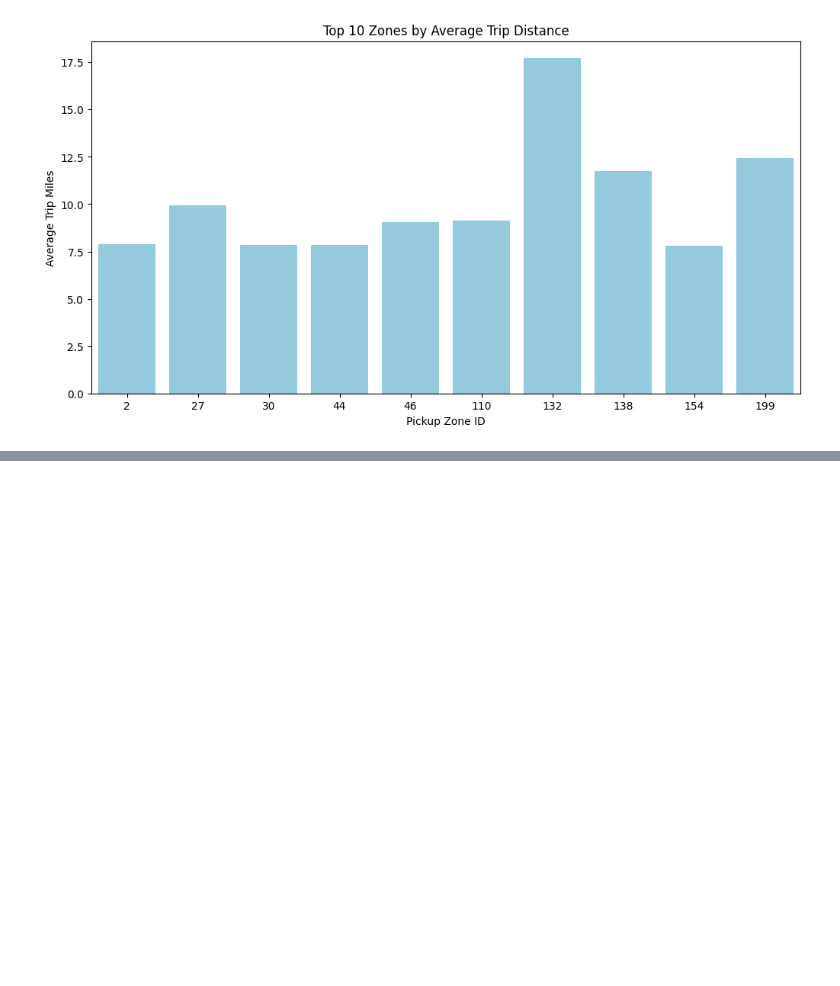
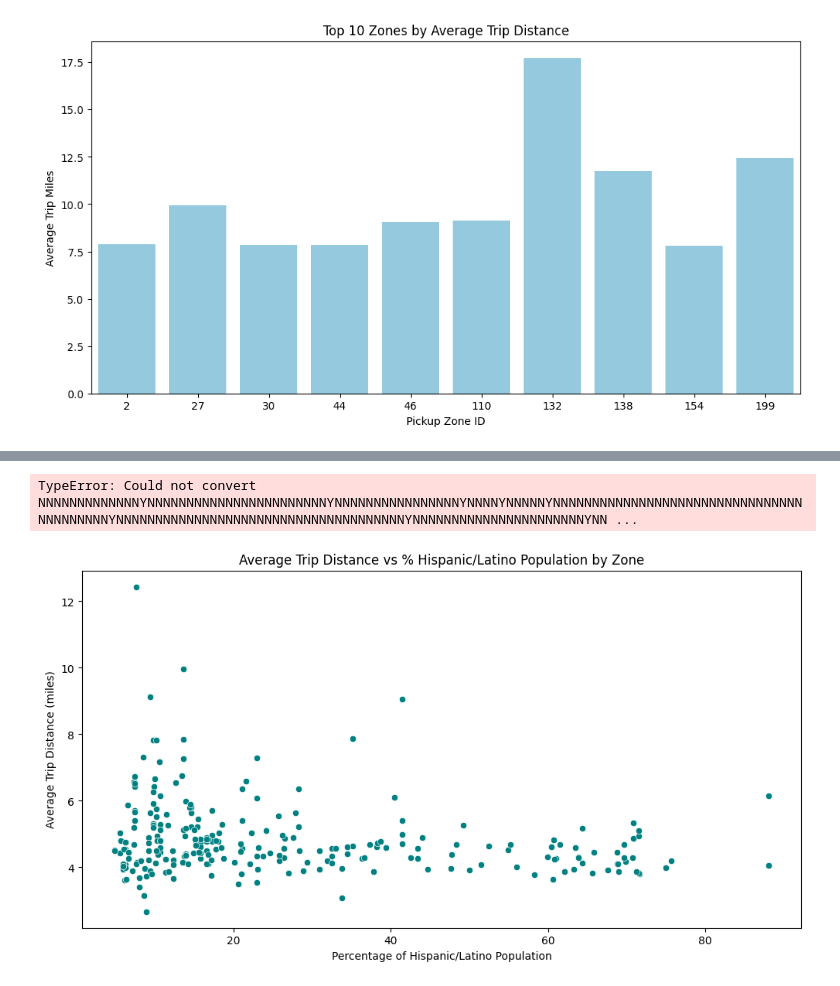
Before and after one commit to gracejiang0929/Bias-Detection-and-Mitigation-in-Ride-Hailing, a Jupyter notebook: tlc_tester.ipynb, the cells around one changed output, grey strips where cells are left out. Cells and saved outputs as stored; diff of their text form; code cells hidden in the pictures; blank space fills up the shorter version.

```diff
--- a/tlc_tester.ipynb
+++ b/tlc_tester.ipynb
@@ -370,0 +391,44 @@ plt.show()
+# %%
+shared_ride_vs_demographics = mrgd.groupby('zone').agg({
+    'Passenger Agreed to Share Ride': 'mean',
+    '% Hispanic/Latino': 'mean',
+    '% Black/African American': 'mean',
+    '% White': 'mean',
+    '% Asian': 'mean',
+    '%65+ Below poverty': 'mean'
+}).dropna()
+
+shared_ride_vs_demographics['Shared Ride %'] = shared_ride_vs_demographics['Passenger Agreed to Share Ride'] * 100
+
+plt.figure(figsize=(12, 8))
+sns.scatterplot(
+    data=shared_ride_vs_demographics,
+    x='%65+ Below poverty',
+    y='Shared Ride %',
+    hue='% Black/African American',
+    size='% Hispanic/Latino',
+    sizes=(50, 200),
+    palette='coolwarm'
+)
+plt.title('Shared Ride Requests vs % Poverty and Demographics')
+plt.xlabel('% 65+ Below Poverty Line')
+plt.ylabel('Shared Ride Requests (%)')
+plt.legend(title='% Black/African American')
+plt.show()
+# %% [output]
+TypeError: Could not convert NNNNNNNNNNNNNYNNNNNNNNNNNNNNNNNNNNNNNYNNNNNNNNNNNNNNNNYNNNNYNNNNNYNNNNNNNNNNNNNNNNNNNNNNNNNNNNNNNNNNNNNNNNNYNNNNNNNNNNNNNNNNNNNNNNNNNNNNNNNNNNNNNYNNNNNNNNNNNNNNNNNNNNNNYNN ...
+# %%
+distance_vs_demographics = mrgd.groupby('zone').agg({
+    'Trip Distance (miles)': 'mean',
+    '% Hispanic/Latino': 'mean'
+}).dropna()
+
+plt.figure(figsize=(12, 6))
+sns.scatterplot(x=distance_vs_demographics['% Hispanic/Latino'],
+                y=distance_vs_demographics['Trip Distance (miles)'], color='teal')
+plt.title('Average Trip Distance vs % Hispanic/Latino Population by Zone')
+plt.xlabel('Percentage of Hispanic/Latino Population')
+plt.ylabel('Average Trip Distance (miles)')
+plt.show()
+# %% [output]
+[figure, added]
```
Also changed, not shown: parts of 4 cells of this notebook.
